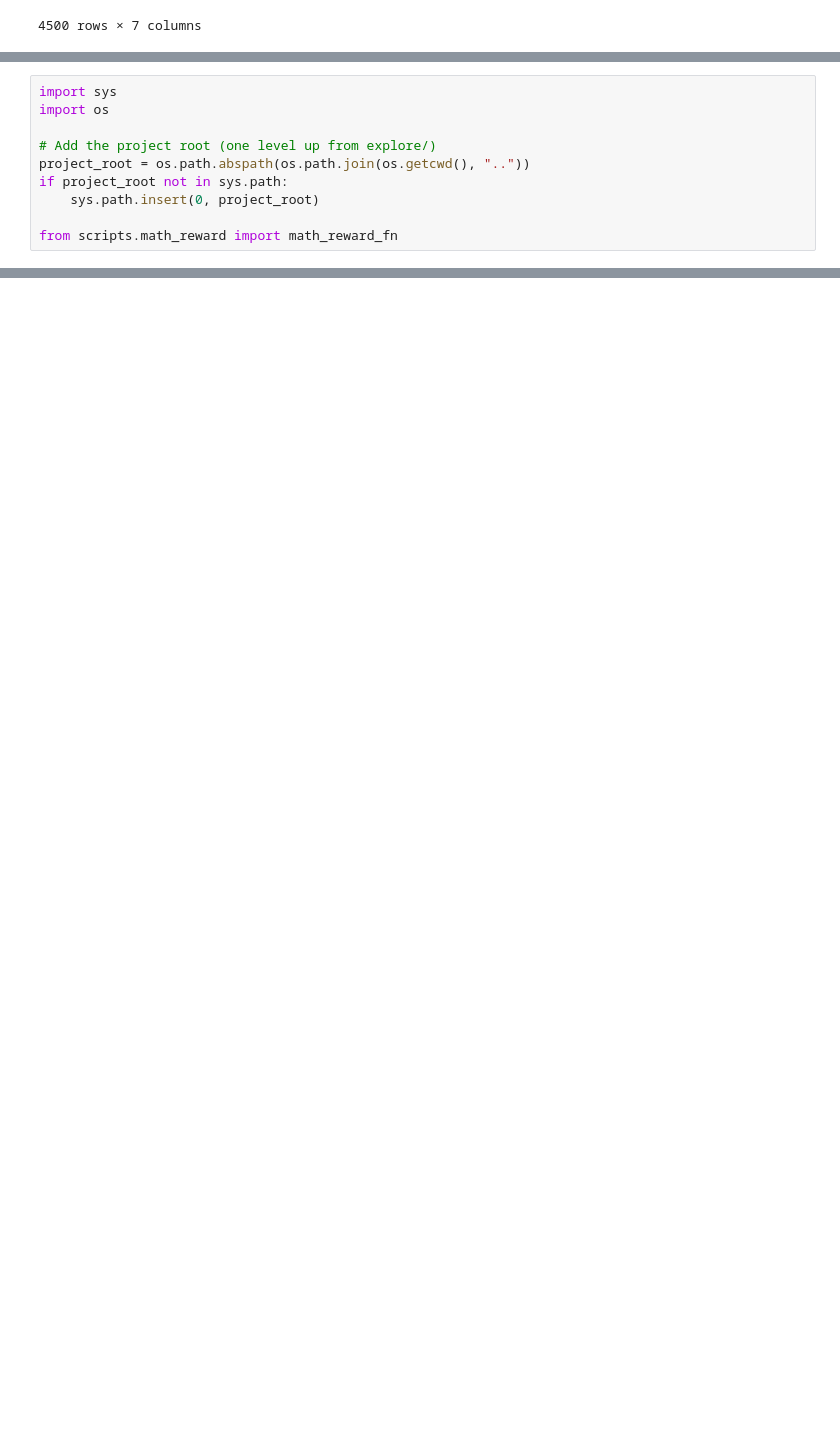
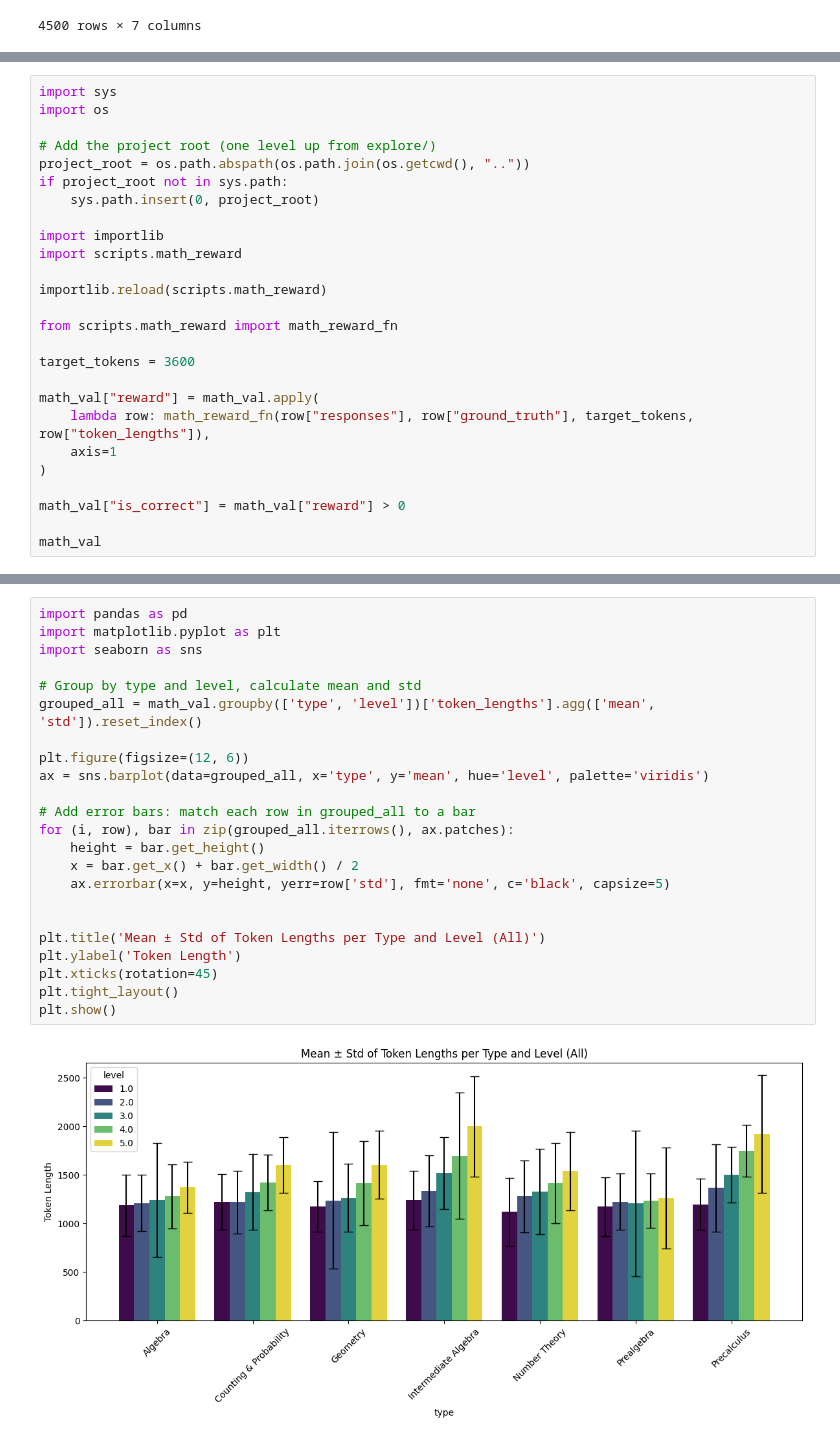
Before and after one commit to cayasryan/AdaptiveMathReasoning, a Jupyter notebook: explore/explore_eval_results.ipynb, the cells around one changed output, grey strips where cells are left out. Cells and saved outputs as stored; diff of their text form; blank space fills up the shorter version.

```diff
--- a/explore/explore_eval_results.ipynb
+++ b/explore/explore_eval_results.ipynb
@@ -51,4 +57,20 @@ project_root = os.path.abspath(os.path.join(os.getcwd(), ".."))
 if project_root not in sys.path:
     sys.path.insert(0, project_root)
 
+import importlib
+import scripts.math_reward
+
+importlib.reload(scripts.math_reward)
+
 from scripts.math_reward import math_reward_fn
+
+target_tokens = 3600
+
+math_val["reward"] = math_val.apply(
+    lambda row: math_reward_fn(row["responses"], row["ground_truth"], target_tokens, row["token_lengths"]),
+    axis=1
+)
+
+math_val["is_correct"] = math_val["reward"] > 0
+
+math_val
@@ -54,0 +153,25 @@ from scripts.math_reward import math_reward_fn
+# %%
+import pandas as pd
+import matplotlib.pyplot as plt
+import seaborn as sns
+
+# Group by type and level, calculate mean and std
+grouped_all = math_val.groupby(['type', 'level'])['token_lengths'].agg(['mean', 'std']).reset_index()
+
+plt.figure(figsize=(12, 6))
+ax = sns.barplot(data=grouped_all, x='type', y='mean', hue='level', palette='viridis')
+
+# Add error bars: match each row in grouped_all to a bar
+for (i, row), bar in zip(grouped_all.iterrows(), ax.patches):
+    height = bar.get_height()
+    x = bar.get_x() + bar.get_width() / 2
+    ax.errorbar(x=x, y=height, yerr=row['std'], fmt='none', c='black', capsize=5)
+
+
+plt.title('Mean ± Std of Token Lengths per Type and Level (All)')
+plt.ylabel('Token Length')
+plt.xticks(rotation=45)
+plt.tight_layout()
+plt.show()
+# %% [output]
+[figure, added]
```
Also changed, not shown: parts of 18 cells of this notebook, 16 other files.
